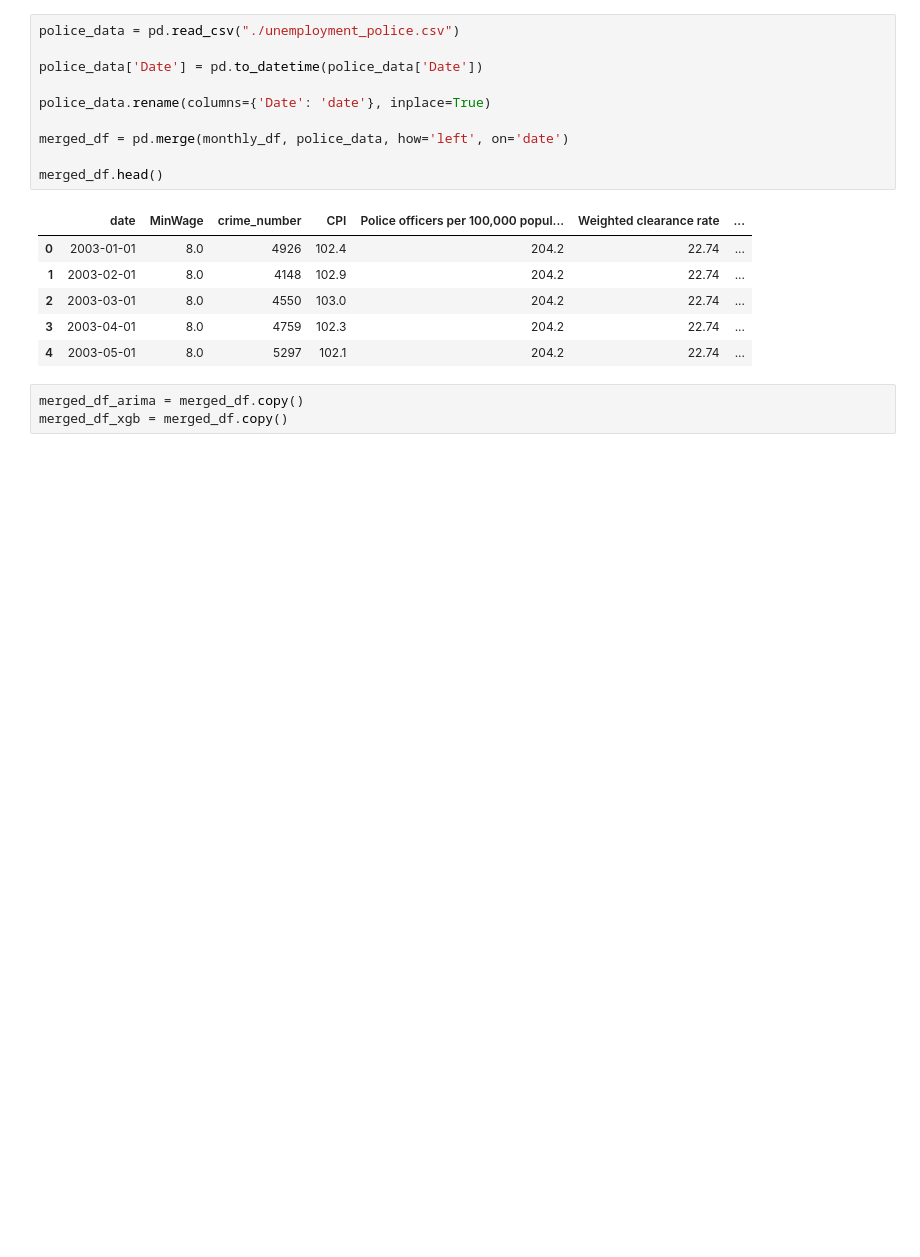
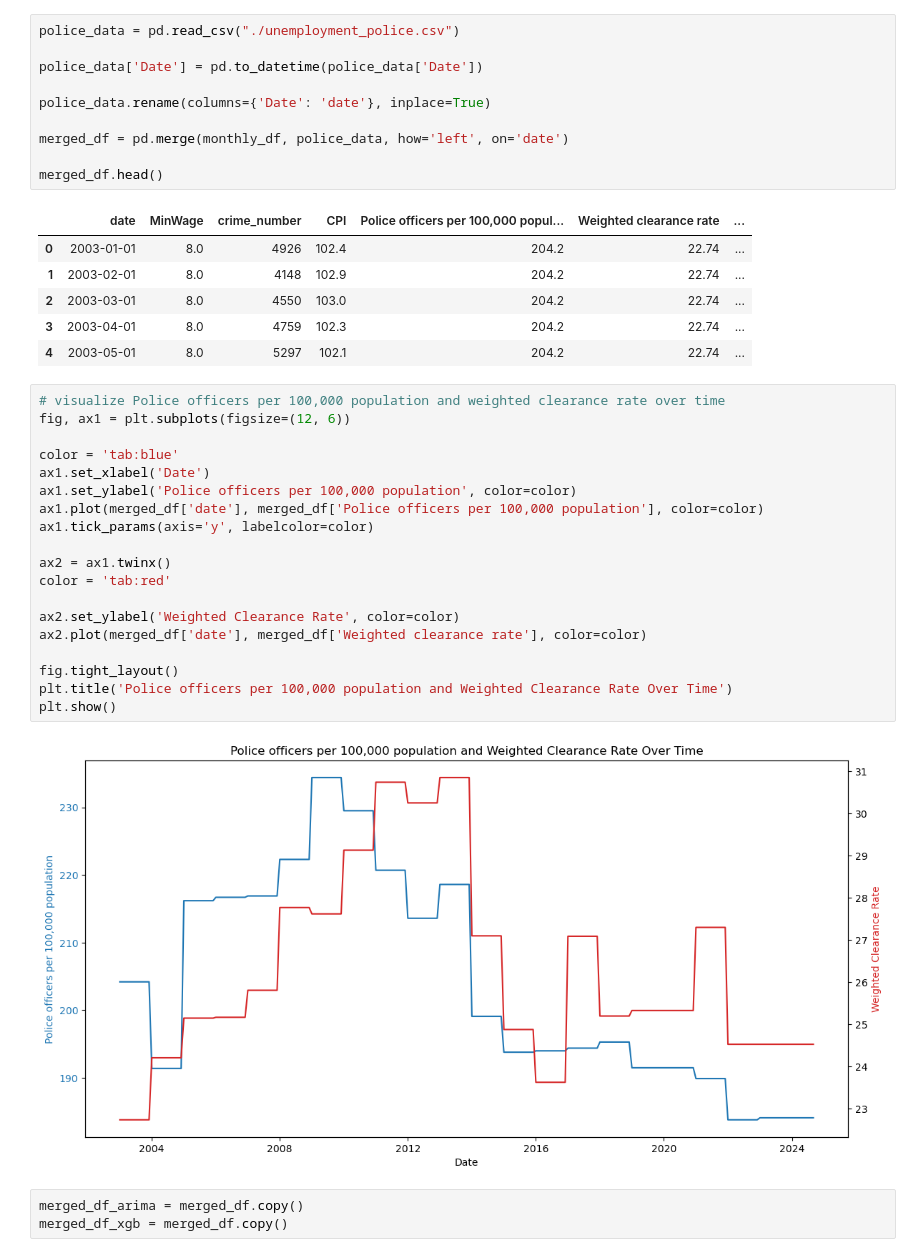
Before and after one commit to HantzeWANG/ECON490, a Jupyter notebook: CrimePrediction.ipynb, the cells around one changed output. Drawn from its saved outputs; the diff is of its cells as text; blank space fills up the shorter version.

Commit message:
changed time

```diff
--- a/CrimePrediction.ipynb
+++ b/CrimePrediction.ipynb
@@ -157,6 +159,27 @@ merged_df.head()
 | 2 | 2003-03-01 | 8.0 | 4550 | 103.0 | 204.2 | 22.74 | ... |
 | 3 | 2003-04-01 | 8.0 | 4759 | 102.3 | 204.2 | 22.74 | ... |
 | 4 | 2003-05-01 | 8.0 | 5297 | 102.1 | 204.2 | 22.74 | ... |
+# %%
+# visualize Police officers per 100,000 population and weighted clearance rate over time
+fig, ax1 = plt.subplots(figsize=(12, 6))
+
+color = 'tab:blue'
+ax1.set_xlabel('Date')
+ax1.set_ylabel('Police officers per 100,000 population', color=color)
+ax1.plot(merged_df['date'], merged_df['Police officers per 100,000 population'], color=color)
+ax1.tick_params(axis='y', labelcolor=color)
+
+ax2 = ax1.twinx()
+color = 'tab:red'
+
+ax2.set_ylabel('Weighted Clearance Rate', color=color)
+ax2.plot(merged_df['date'], merged_df['Weighted clearance rate'], color=color)
+
+fig.tight_layout()
+plt.title('Police officers per 100,000 population and Weighted Clearance Rate Over Time')
+plt.show()
+# %% [output]
+[figure, added]
 # %%
 merged_df_arima = merged_df.copy()
 merged_df_xgb = merged_df.copy()
```
Also changed, not shown: parts of 5 cells of this notebook, 1 other file.
